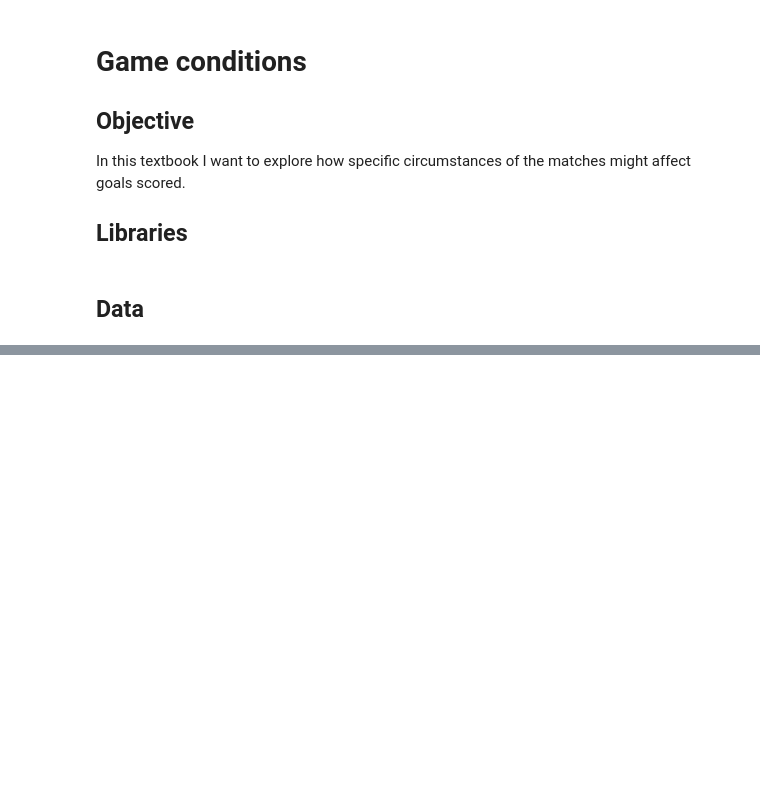
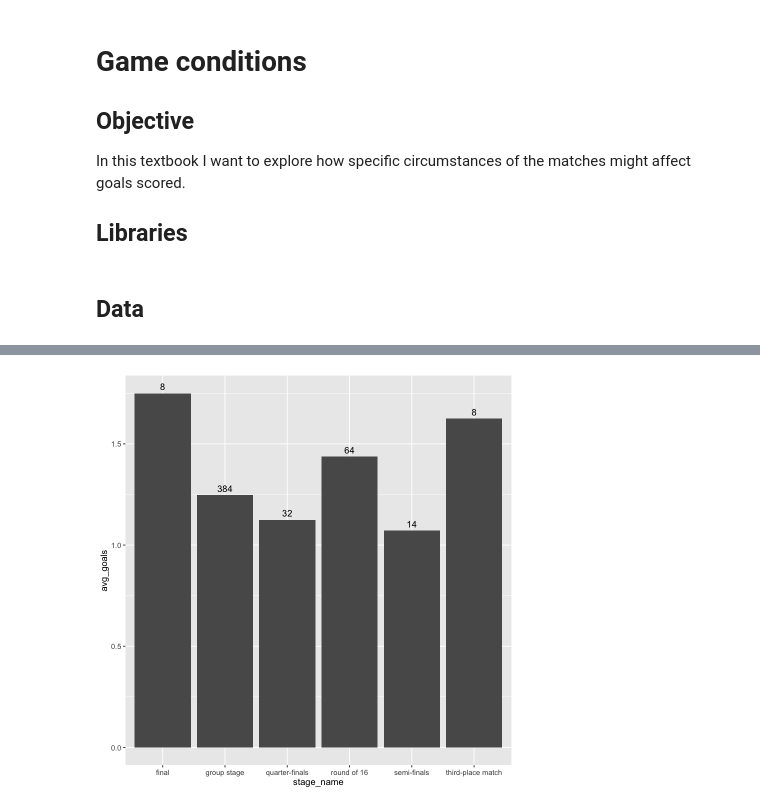
Before and after one commit to EialNisman/WorldCup2026Forecasting, a Jupyter notebook: 2.Model_Selection-R/GameConditions.ipynb, the cells around one changed output, grey strips where cells are left out. Cells and saved outputs as stored; diff of their text form; code cells hidden in the pictures; blank space fills up the shorter version.

```diff
--- a/2.Model_Selection-R/GameConditions.ipynb
+++ b/2.Model_Selection-R/GameConditions.ipynb
@@ -352,0 +471,12 @@ Signif. codes:  0 '***' 0.001 '**' 0.01 '*' 0.05 '.' 0.1 ' ' 1
+# %%
+Games %>%
+    group_by(stage_name) %>%
+    summarize(
+        avg_goals = mean(goals_for),
+        n = n()
+    ) %>%
+    ggplot(aes(stage_name, avg_goals)) +
+    geom_col() +
+    geom_text(aes(label = n), vjust = -0.5)
+# %% [output]
+[figure, added]
```
Also changed, not shown: parts of 71 cells of this notebook, 45 other files.
